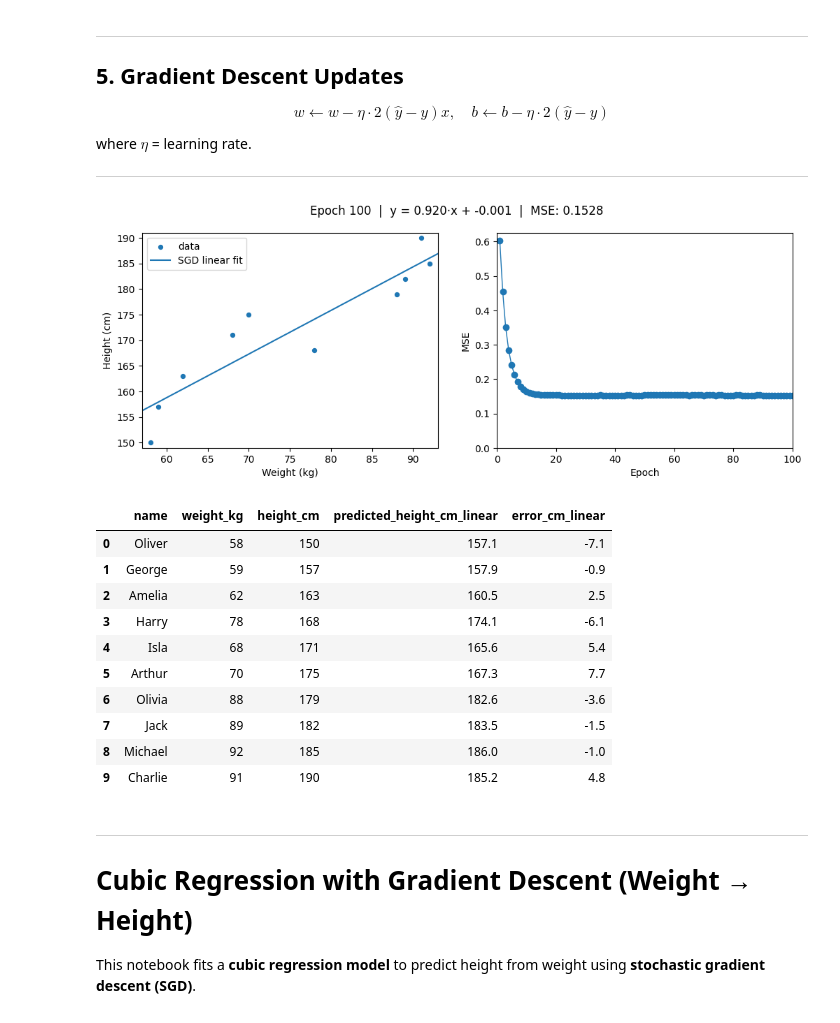
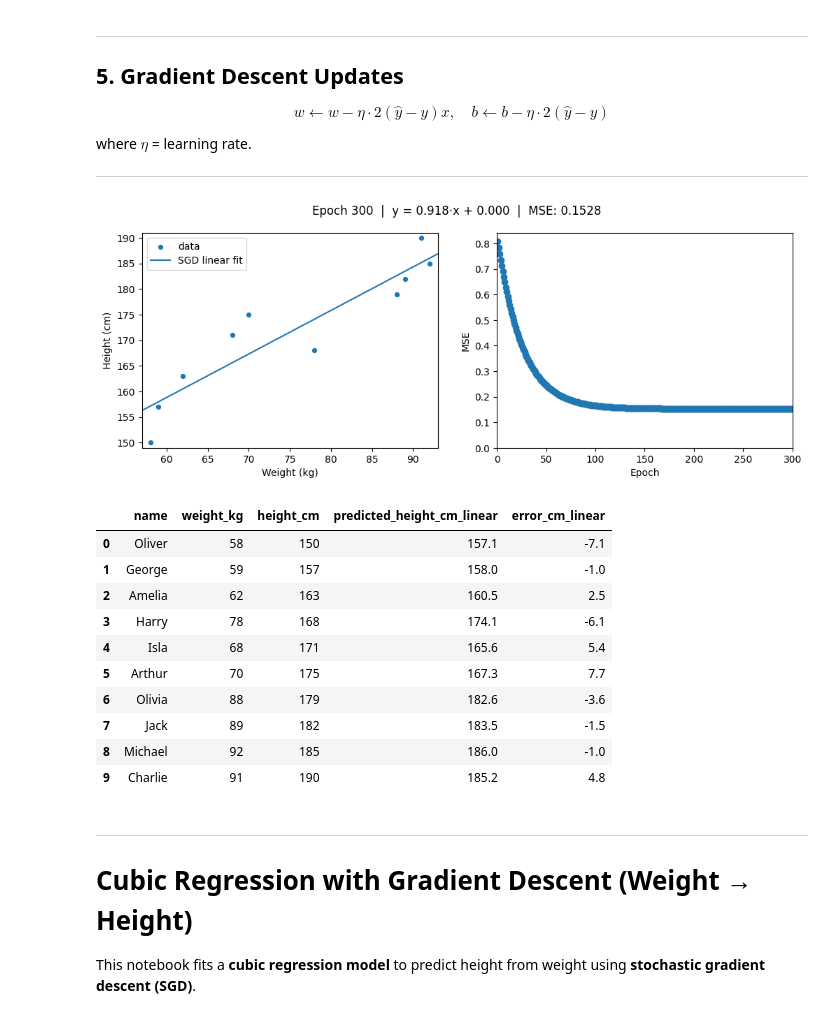
Before and after one commit to Saukkoriipi/math-for-ai, a Jupyter notebook: notebook/height_prediction_demo.ipynb, the cells around one changed output. Saved outputs shown, nothing was run; the diff lists cells and outputs as text; code cells hidden in the pictures.

```diff
--- a/notebook/height_prediction_demo.ipynb
+++ b/notebook/height_prediction_demo.ipynb
@@ -422,8 +297,8 @@ x_n = zx.transform(x)
 y_n = zy.transform(y)
 
 # ---------------- Hyperparameters ----------------
-epochs = 100
-lr = 1e-2
+epochs = 300
+lr = 0.001
 
 # ---------------- Initialize model parameters ----------------
 w = 0.1   # slope
@@ -442,34 +317,34 @@ for epoch in range(1, epochs+1):
     idx = np.arange(n)
     np.random.shuffle(idx)
 
     for i in idx:
         xi = float(x_n[i])  # scalar (z-space)
         yi = float(y_n[i])  # target (z-space)
 
         # ----- Forward pass -----
         yhat = forward_pass(w, b, xi)  # prediction in z-space
 
         # ----- Gradients via chain rule for MSE -----
         # Loss: ℓ = (ŷ - y)^2
         # Chain rule:
         # dℓ/dŷ = 2*(ŷ - y)
         # dŷ/dw = x (for slope), 1 (for bias)
         # Therefore:
         # dℓ/dw = 2*(ŷ - y) * x
         # dℓ/db = 2*(ŷ - y) * 1
         w -= lr * (2.0 * (yhat - yi) * xi)  # slope update
         b -= lr * (2.0 * (yhat - yi))       # bias update
 
     # ----- Epoch metric (MSE over full dataset in z-space) -----
     y_hat_epoch = forward_pass(w, b, x_n)
     mse = float(np.mean((y_hat_epoch - y_n) ** 2))
     mse_history.append(mse)
 
     # ----- Visualize -----
     plotter.show(w, b, epoch, mse_history)
     #time.sleep(0.1)
 # %% [output]
-[figure, old version]
+[figure, new version]
 # %%
 # Initialize column with NaN
 df["predicted_height_cm_linear"] = np.nan
@@ -486,7 +361,7 @@ df
 # %% [output]
 |  | name | weight_kg | height_cm | predicted_height_cm_linear | error_cm_linear |
 | 0 | Oliver | 58 | 150 | 157.1 | -7.1 |
-| 1 | George | 59 | 157 | 157.9 | -0.9 |
+| 1 | George | 59 | 157 | 158.0 | -1.0 |
 | 2 | Amelia | 62 | 163 | 160.5 | 2.5 |
 | 3 | Harry | 78 | 168 | 174.1 | -6.1 |
 | 4 | Isla | 68 | 171 | 165.6 | 5.4 |
```
Also changed, not shown: parts of 4 cells of this notebook.
